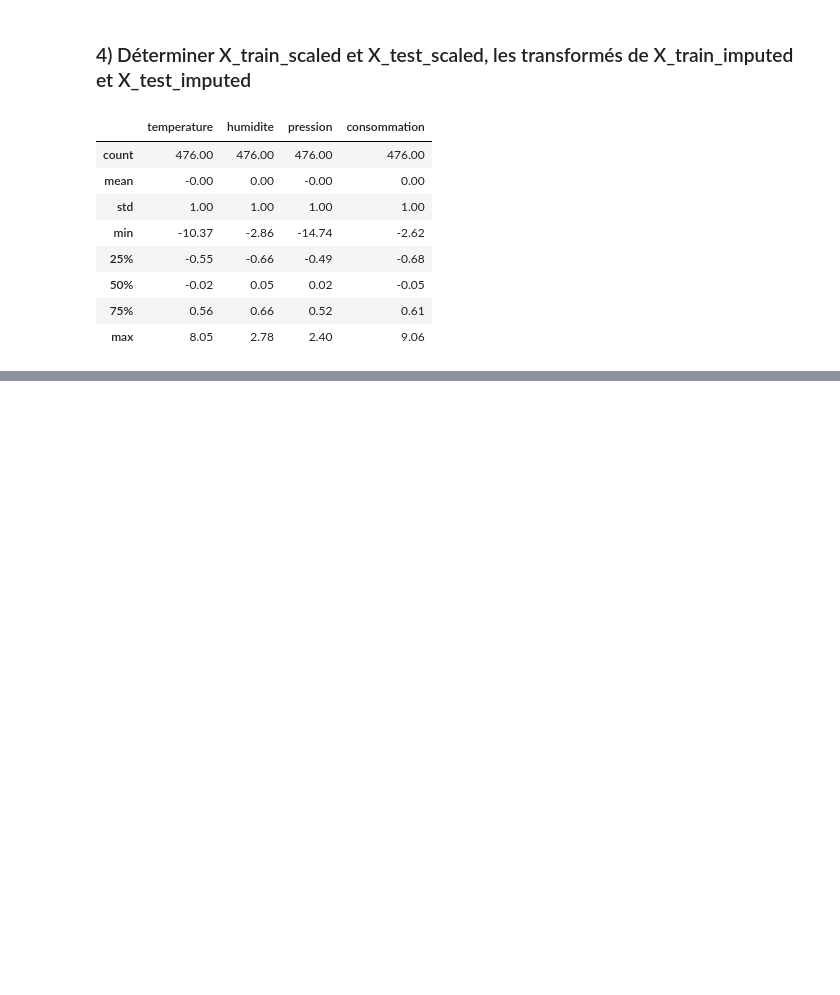
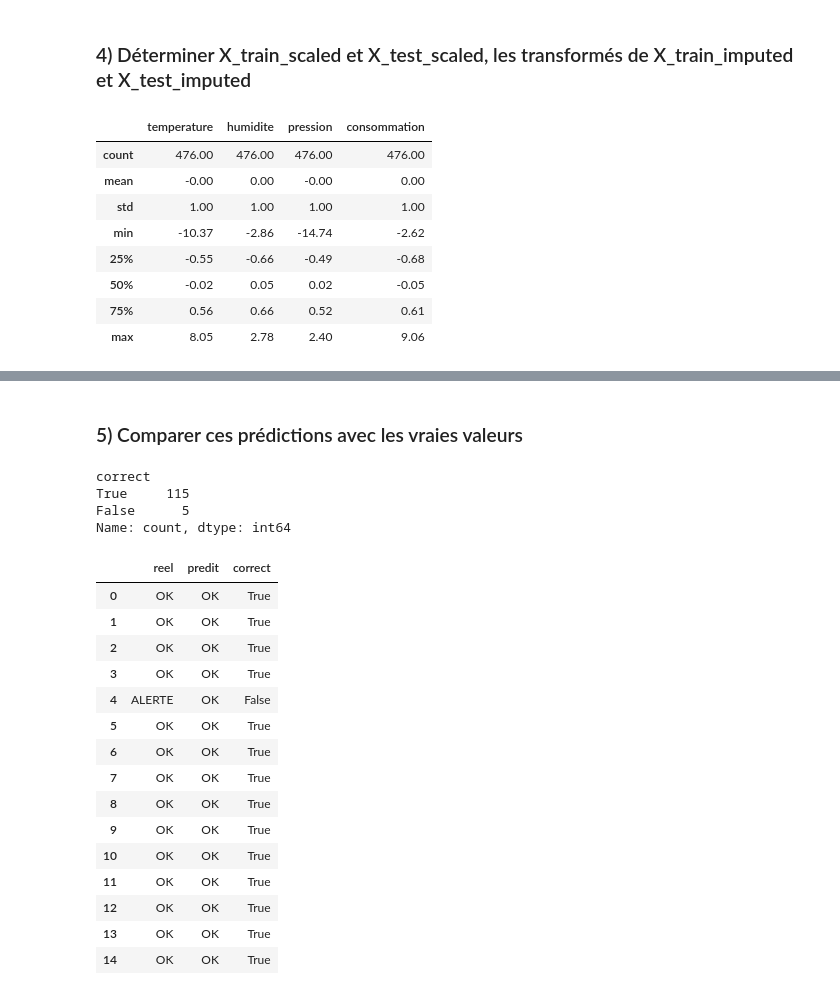
Before and after one commit to sinendoye/atelier_scikit-learn_iot, a Jupyter notebook: notebooks/atelier_scikit-learn_iot.ipynb, the cells around one changed output, grey strips where cells are left out. Saved outputs shown, nothing was run; the diff lists cells and outputs as text; code cells hidden in the pictures; blank space fills up the shorter version.

Commit message:
Partie 6: Entrainement et prédiction d’un modèle

```diff
--- a/notebooks/atelier_scikit-learn_iot.ipynb
+++ b/notebooks/atelier_scikit-learn_iot.ipynb
@@ -351,0 +357,5 @@ X_train_scaled.describe().round(2)
+# %%
+from sklearn.neighbors import KNeighborsClassifier
+
+model = KNeighborsClassifier(n_neighbors=5)
+model.fit(X_train_scaled, y_train)
@@ -351,0 +366,3 @@ X_train_scaled.describe().round(2)
+# %%
+y_pred = model.predict(X_test_scaled)
+y_pred[:10]
@@ -351,0 +392,28 @@ X_train_scaled.describe().round(2)
+# %% [markdown]
+### 5) Comparer ces prédictions avec les vraies valeurs
+# %%
+comparaison = pd.DataFrame({"reel": y_test.values, "predit": y_pred})
+comparaison["correct"] = comparaison["reel"] == comparaison["predit"]
+print(comparaison["correct"].value_counts())
+comparaison.head(15)
+# %% [output]
+correct
+True     115
+False      5
+Name: count, dtype: int64
+|  | reel | predit | correct |
+| 0 | OK | OK | True |
+| 1 | OK | OK | True |
+| 2 | OK | OK | True |
+| 3 | OK | OK | True |
+| 4 | ALERTE | OK | False |
+| 5 | OK | OK | True |
+| 6 | OK | OK | True |
+| 7 | OK | OK | True |
+| 8 | OK | OK | True |
+| 9 | OK | OK | True |
+| 10 | OK | OK | True |
+| 11 | OK | OK | True |
+| 12 | OK | OK | True |
+| 13 | OK | OK | True |
+| 14 | OK | OK | True |
```
Also changed, not shown: parts of 7 cells of this notebook.
